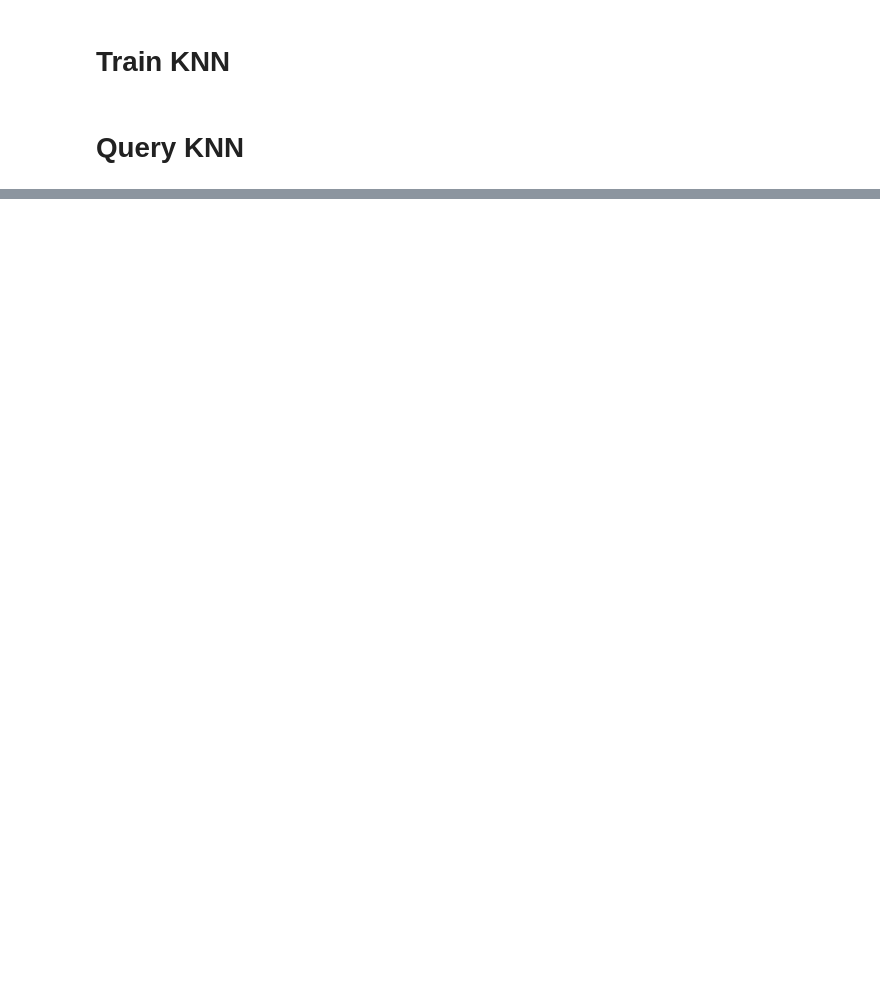
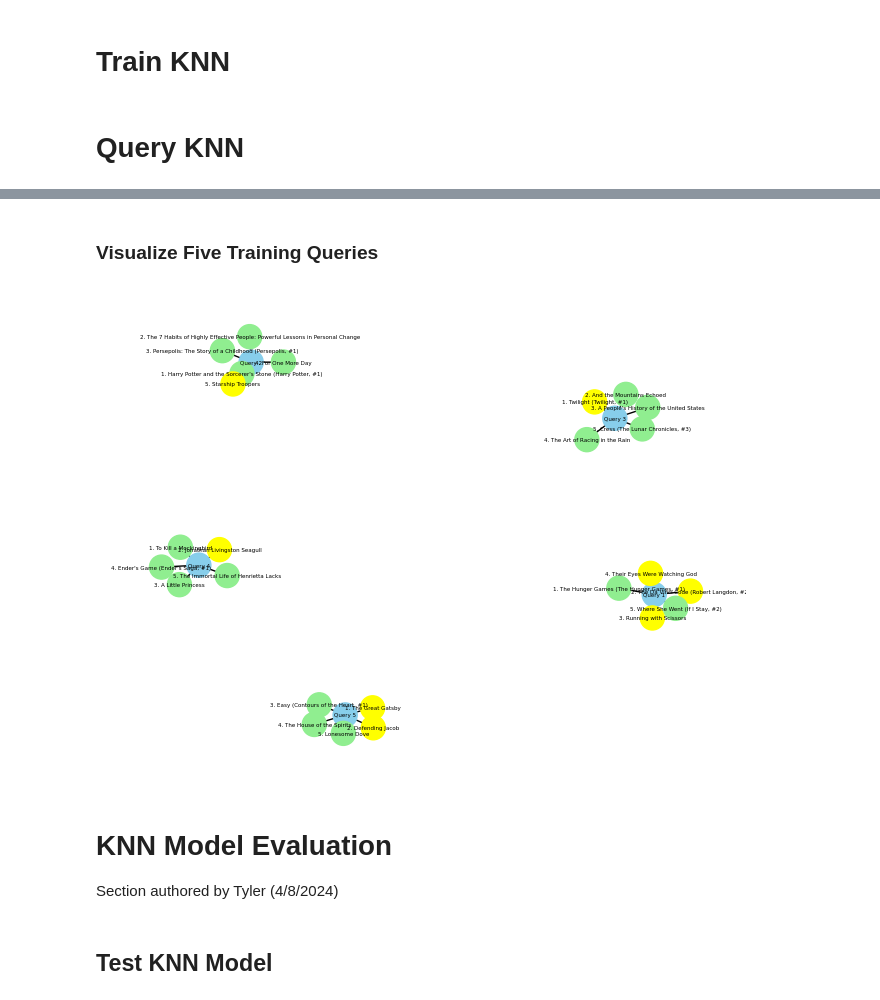
Before and after one commit to Book-Bender/The-Last-Book-Bender, a Jupyter notebook: Notebooks/bert.ipynb, the cells around one changed output, grey strips where cells are left out. Saved outputs shown, nothing was run; the diff lists cells and outputs as text; code cells hidden in the pictures; blank space fills up the shorter version.

```diff
--- a/Notebooks/bert.ipynb
+++ b/Notebooks/bert.ipynb
@@ -106,6 +81,23 @@ nn_model = NearestNeighbors(n_neighbors=k, algorithm='ball_tree').fit(X)
+# %%
+# cell edited by Tyler (3/24/2024)
+
+from sklearn.neighbors import NearestNeighbors
+
+# for reproducible results
+np.random.seed(1)
+
+# 80/20 train-test split
+embedding_vals = np.array(embeddings_pd_df['embedding'].values.tolist())
+X_train_inds = np.random.choice(embedding_vals.shape[0], size=int(0.8*embedding_vals.shape[0]), replace=False)
+X_test_inds = np.setdiff1d(np.arange(embedding_vals.shape[0]), X_train_inds)
+
+# fit knn model
+X_train = embedding_vals[X_train_inds]
+k = 5
+nn_model = NearestNeighbors(n_neighbors=k, algorithm="ball_tree").fit(X_train)
 # %% [markdown]
 # Query KNN
 # %%
-query = np.array([X[i] + np.random.normal(loc=0.0, scale=1.0, size=X[0].shape) for i in range(2)])
+query = np.array([X_train[i] + np.random.normal(loc=0.0, scale=1.0, size=X_train[0].shape) for i in range(5)])
 # %%
 distances, indices = nn_model.kneighbors(query)
@@ -133,0 +104,61 @@ Top 5 recommendations for query 2:
+# %% [markdown]
+### Visualize Five Training Queries
+# %%
+# cell edited by Tyler (4/8/2024)
+
+import networkx as nx
+import matplotlib.pyplot as plt
+%matplotlib inline
+
+# initialize knowledge graph
+G = nx.Graph()
+
+
+i = 0
+for book_rec in indices:
+    i += 1
+    j = 0
+
+    # each query is a node
+    G.add_node(f"Query {i}", color='skyblue')
+
+    for index in book_rec:
+        j += 1
+
+        # color coordinate based on average rating of recommendation
+        if books_df.iloc[index]['average_rating'] >= 4.5:
+            # each recommendation is a node
+            G.add_node(f"{j}. {embeddings_pd_df.iloc[index]['title']}", color='green')
+            # each recommendation will have an edge connected with its associated query
+            G.add_edge(f"{j}. {embeddings_pd_df.iloc[index]['title']}", f"Query {i}")
+        elif books_df.iloc[index]['average_rating'] >= 4.0 and books_df.iloc[index]['average_rating'] < 4.5:
+            # each recommendation is a node
+            G.add_node(f"{j}. {embeddings_pd_df.iloc[index]['title']}", color='#90EE90')
+            # each recommendation will have an edge connected with its associated query
+            G.add_edge(f"{j}. {embeddings_pd_df.iloc[index]['title']}", f"Query {i}")
+        elif books_df.iloc[index]['average_rating'] >= 3.0 and books_df.iloc[index]['average_rating'] < 4.0:
+            # each recommendation is a node
+            G.add_node(f"{j}. {embeddings_pd_df.iloc[index]['title']}", color='yellow')
+            # each recommendation will have an edge connected with its associated query
+            G.add_edge(f"{j}. {embeddings_pd_df.iloc[index]['title']}", f"Query {i}")
+        else:
+            # each recommendation is a node
+            G.add_node(f"{j}. {embeddings_pd_df.iloc[index]['title']}", color="red")
+            # each recommendation will have an edge connected with its associated query
+            G.add_edge(f"{j}. {embeddings_pd_df.iloc[index]['title']}", f"Query {i}")
+
+# extract node colors
+node_colors = [G.nodes[node]["color"] for node in G.nodes()]
+
+# draw knowledge graph of test query results
+nx.draw(G, with_labels=True, font_size=4, node_size=300, node_color=node_colors, edge_color='black')
+
+plt.show()
+# %% [output]
+[figure, added]
+# %% [markdown]
+# KNN Model Evaluation
+
+Section authored by Tyler (4/8/2024)
+# %% [markdown]
+## Test KNN Model
```
Also changed, not shown: parts of 13 cells of this notebook, 3 other files.
